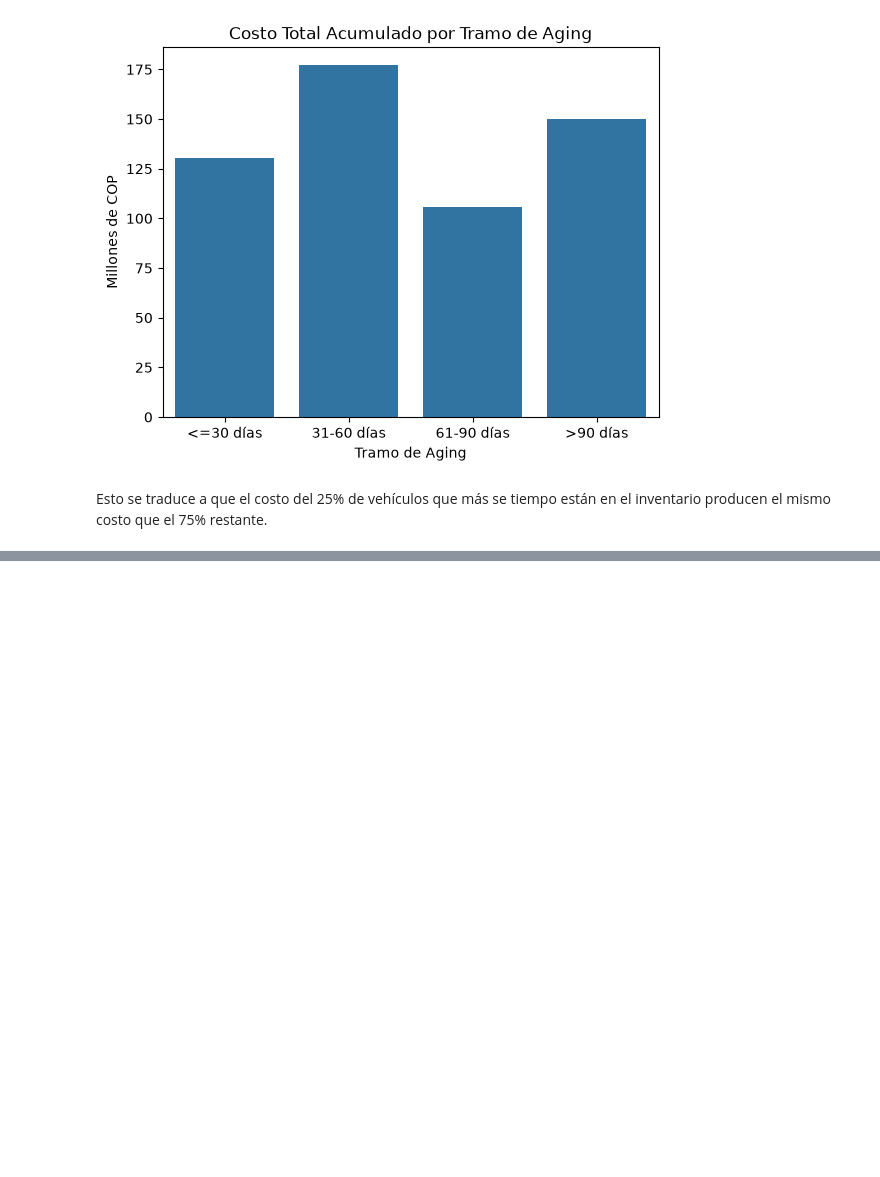
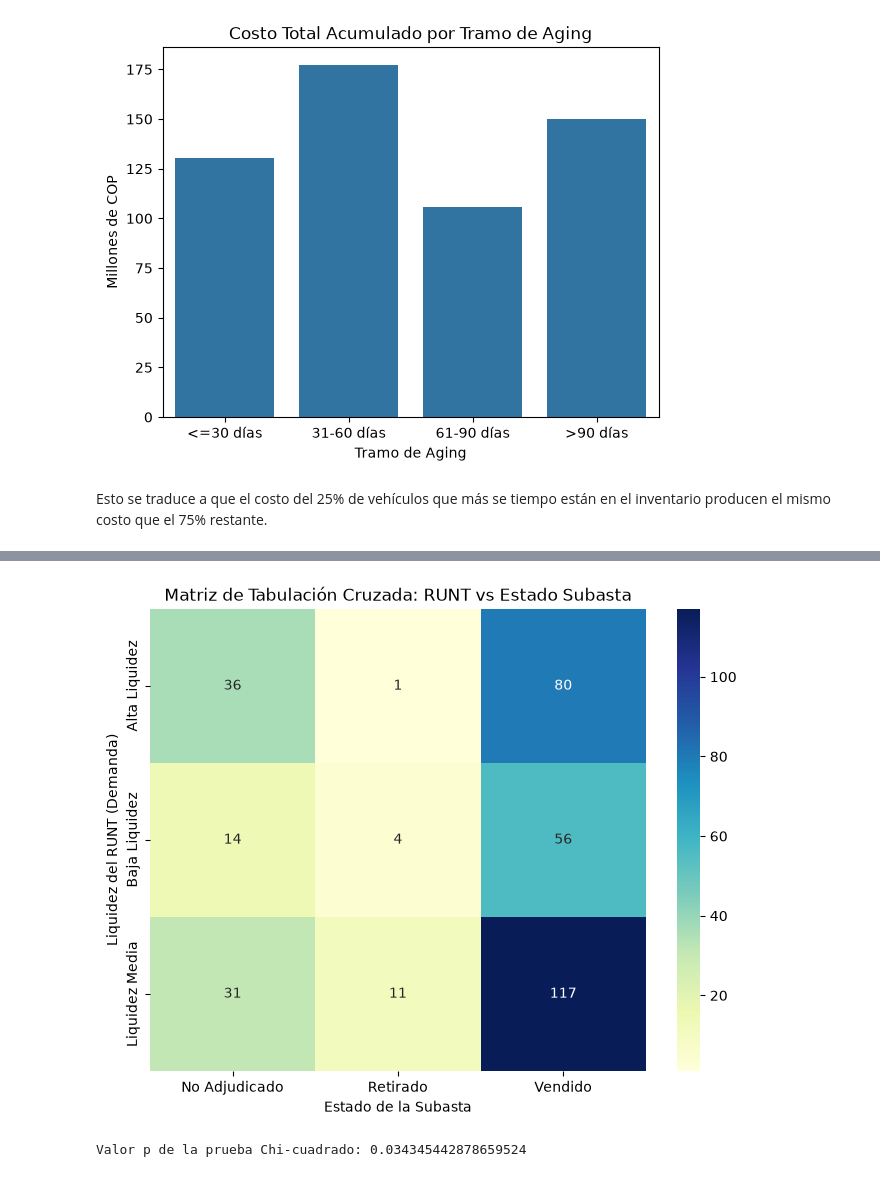
Before and after one commit to jdarizasa/Caso-de-Uso-Analista-de-Datos, a Jupyter notebook: notebooks/01_EDA.ipynb, the cells around one changed output, grey strips where cells are left out. Cells and saved outputs as stored; diff of their text form; code cells hidden in the pictures; blank space fills up the shorter version.

```diff
--- a/notebooks/01_EDA.ipynb
+++ b/notebooks/01_EDA.ipynb
@@ -124,0 +179,16 @@ Esto se traduce a que el costo del 25% de vehículos que más se tiempo están e
+# %%
+matriz_grafico = pandas.crosstab(df_enriched['Demanda_Mercado_RUNT'], df_enriched['Estado_Subasta'])
+
+plt.figure(figsize=(8, 6))
+sns.heatmap(matriz_grafico, annot=True, fmt='d', cmap='YlGnBu', cbar=True)
+plt.title('Matriz de Tabulación Cruzada: RUNT vs Estado Subasta')
+plt.xlabel('Estado de la Subasta')
+plt.ylabel('Liquidez del RUNT (Demanda)')
+plt.show()
+# %% [output]
+[figure, added]
+# %%
+chi2, p, dof, expected = stats.chi2_contingency(matriz_grafico)
+print(f"Valor p de la prueba Chi-cuadrado: {p}")
+# %% [output]
+Valor p de la prueba Chi-cuadrado: 0.034345442878659524
```
Also changed, not shown: parts of 14 cells of this notebook, 1 other file.
